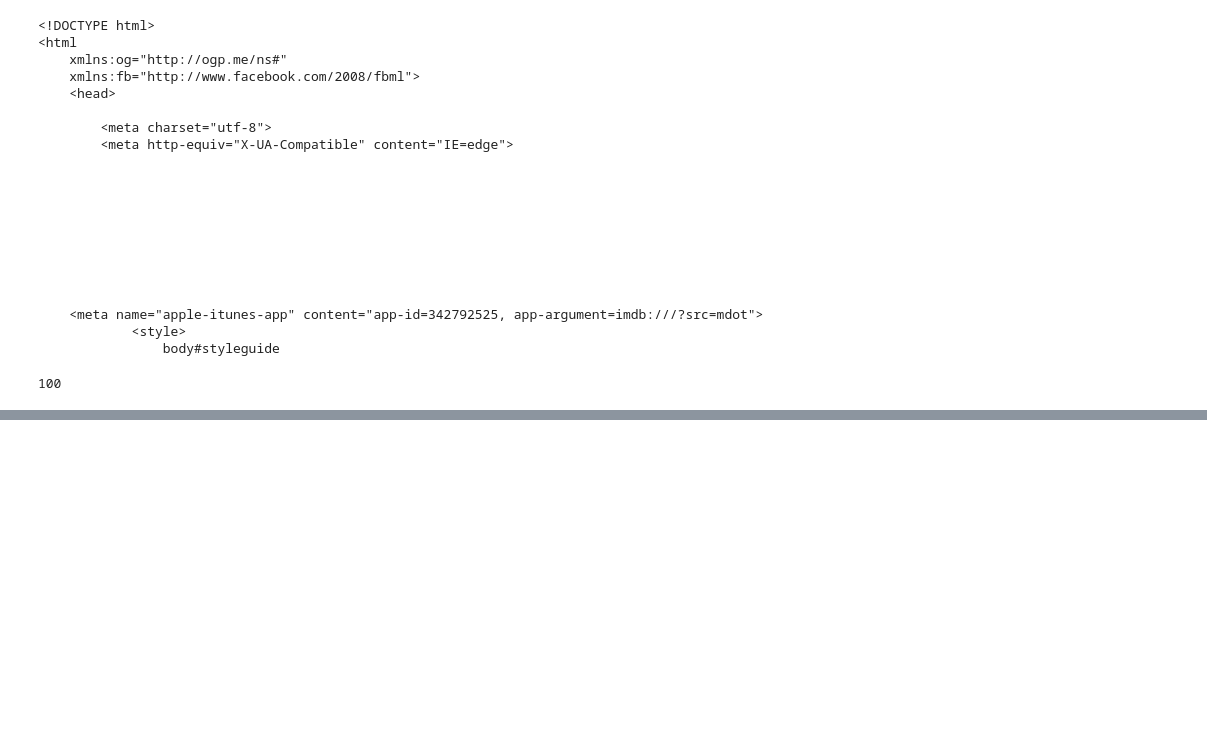
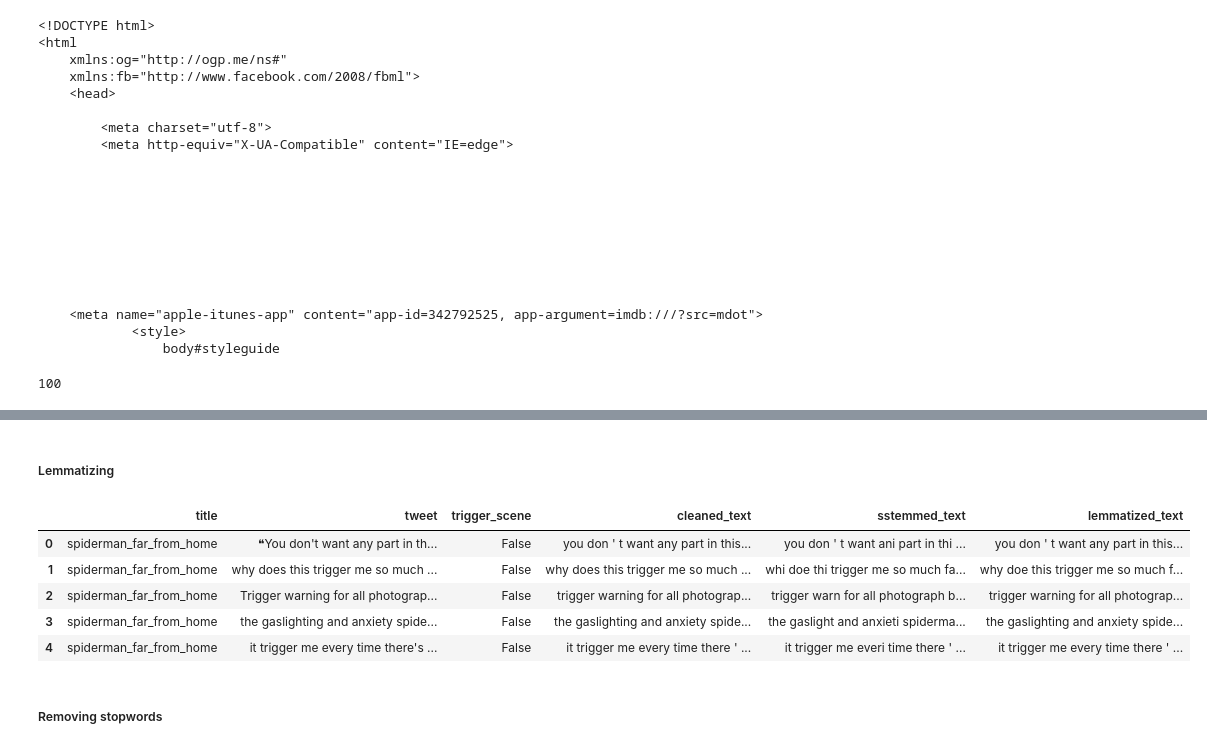
Before and after one commit to matthewzapata/twitter-trigger-warnings, a Jupyter notebook: trigger_warnings.ipynb, the cells around one changed output, grey strips where cells are left out. Saved outputs shown, nothing was run; the diff lists cells and outputs as text; code cells hidden in the pictures; blank space fills up the shorter version.

Commit message:
Data prep before stopwords. Cleaned, lemmatized, stemmed.

```diff
--- a/trigger_warnings.ipynb
+++ b/trigger_warnings.ipynb
@@ -169,0 +232,9 @@ from unknown error: web view not found
+# %%
+def replace_accented_characters(text):
+    no_accent_text = unicodedata.normalize('NFKD', text)\
+                        .encode('ascii', 'ignore')\
+                        .decode('utf-8', 'ignore')
+    return no_accent_text
+
+df.cleaned_text = df.cleaned_text.apply(remove_accented_characters)
+df.head()
@@ -169,0 +250,8 @@ from unknown error: web view not found
+# %%
+# remove anything that is not a through z, a number, a single quote, or whitespace
+def remove_special_characters(text):
+    no_special_text = re.sub(r"[^a-z0-9'\s]", '', text)
+    return no_special_text
+
+df.cleaned_text = df.cleaned_text.apply(remove_special_characters)
+df.head()
@@ -169,0 +267,7 @@ from unknown error: web view not found
+# %%
+def tokenize_text(text):
+    tokenizer = nltk.tokenize.ToktokTokenizer()
+    return tokenizer.tokenize(text, return_str=True)
+
+df.cleaned_text = df.cleaned_text.apply(tokenize_text)
+df.head()
@@ -169,0 +283,10 @@ from unknown error: web view not found
+# %%
+# Create the nltk stemmer object, then use it
+def stemmer(text):
+    ps = nltk.porter.PorterStemmer()
+    stemmed_list = [ps.stem(word) for word in text.split()]
+    stemmed_text = ' '.join(stemmed_list)
+    return stemmed_text
+
+df['stemmed_text'] = df.cleaned_text.apply(stemmer)
+df.head()
@@ -169,0 +300,20 @@ from unknown error: web view not found
+# %% [markdown]
+##### Lemmatizing
+# %%
+def lemmatizer(text):
+    wnl = nltk.stem.WordNetLemmatizer()
+    lemmatized_list = [wnl.lemmatize(word) for word in text.split()]
+    lemmatized_text = ' '.join(lemmatized_list)
+    return lemmatized_text
+
+df['lemmatized_text'] = df.cleaned_text.apply(lemmatizer)
+df.head()
+# %% [output]
+|  | title | tweet | trigger_scene | cleaned_text | sstemmed_text | lemmatized_text |
+| 0 | spiderman_far_from_home | ⠀⠀ ❝You don't want any part in th... | False | you don ' t want any part in this... | you don ' t want ani part in thi ... | you don ' t want any part in this... |
+| 1 | spiderman_far_from_home | why does this trigger me so much ... | False | why does this trigger me so much ... | whi doe thi trigger me so much fa... | why doe this trigger me so much f... |
+| 2 | spiderman_far_from_home | Trigger warning for all photograp... | False | trigger warning for all photograp... | trigger warn for all photograph b... | trigger warning for all photograp... |
+| 3 | spiderman_far_from_home | the gaslighting and anxiety spide... | False | the gaslighting and anxiety spide... | the gaslight and anxieti spiderma... | the gaslighting and anxiety spide... |
+| 4 | spiderman_far_from_home | it trigger me every time there's ... | False | it trigger me every time there ' ... | it trigger me everi time there ' ... | it trigger me every time there ' ... |
+# %% [markdown]
+##### Removing stopwords
```
Also changed, not shown: parts of 27 cells of this notebook.
